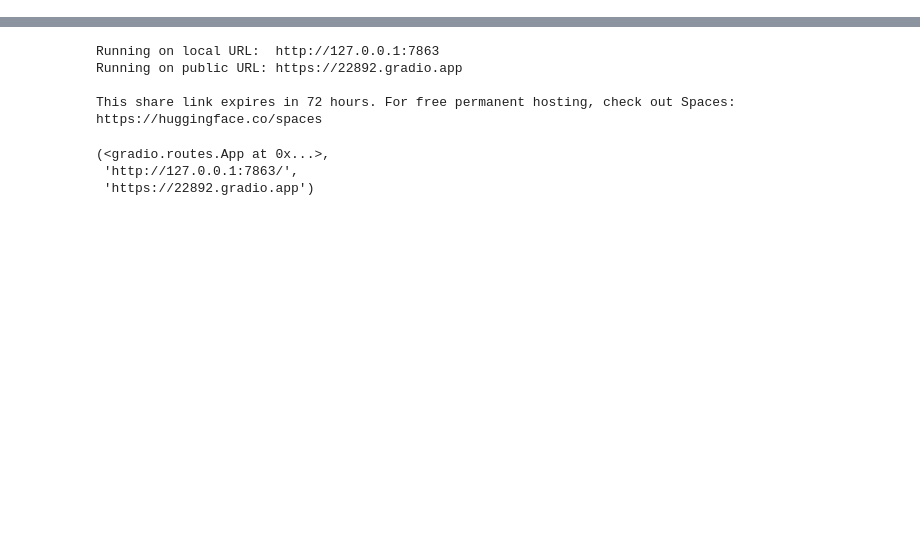
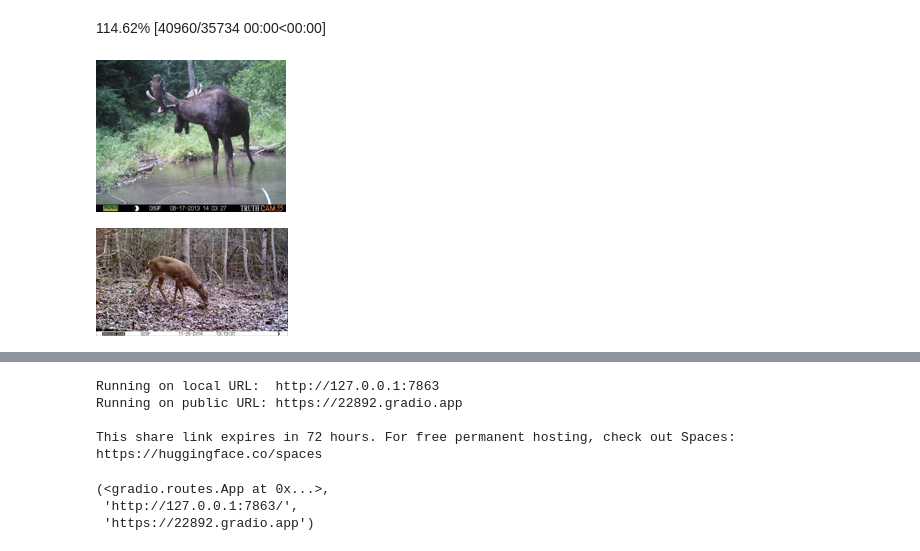
Before and after one commit to jakegehri/trail_cam_classifier, a Jupyter notebook: trailcam_model.ipynb, the cells around one changed output, grey strips where cells are left out. Drawn from its saved outputs; the diff is of its cells as text; code cells hidden in the pictures; blank space fills up the shorter version.

```diff
--- a/trailcam_model.ipynb
+++ b/trailcam_model.ipynb
@@ -147,0 +247,16 @@ interp.plot_confusion_matrix()
+# %%
+urls = search_images_ddg('trail cam moose')
+urls[1]
+download_url(urls[1], 'moose.jpg')
+
+im = Image.open('moose.jpg')
+im.to_thumb(190,190)
+# %% [output]
+114.62% [40960/35734 00:00<00:00]
+[figure, added]
+# %%
+im = PILImage.create("deer.jpg")
+im.thumbnail((192, 192))
+im
+# %% [output]
+[figure, added]
```
Also changed, not shown: parts of 32 cells of this notebook.
